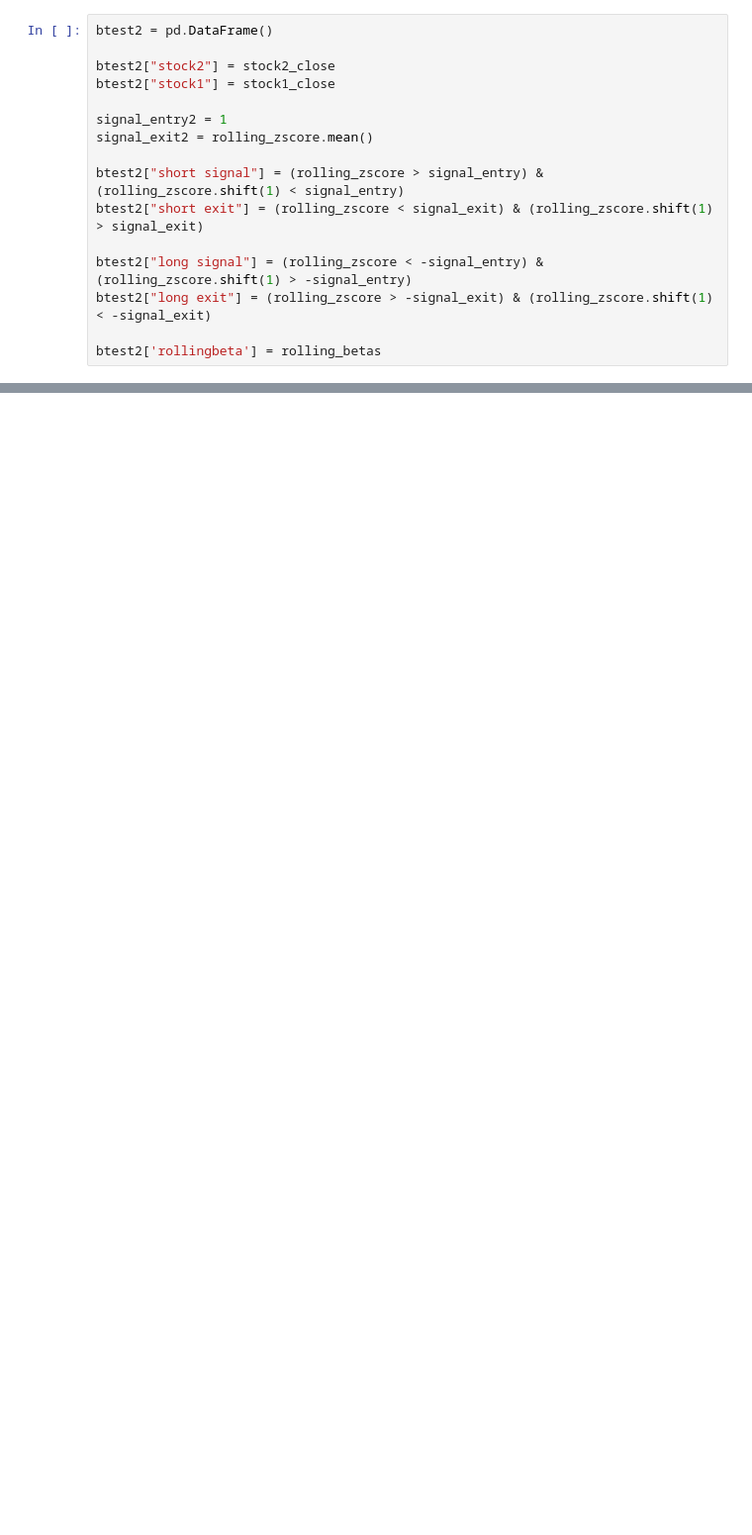
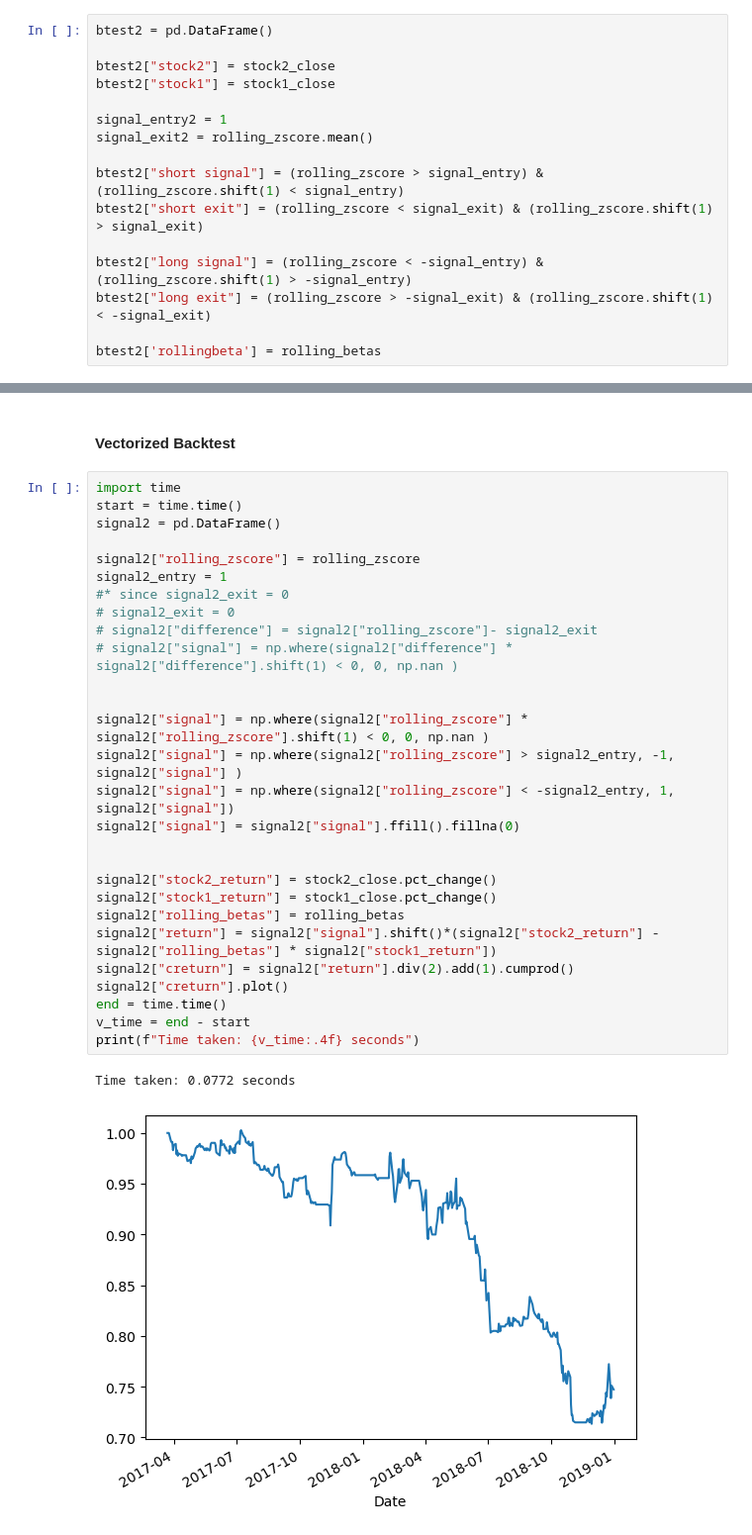
Before and after one commit to ZouZeusA/Quant-Research, a Jupyter notebook: Statistical Arbitrage/Statistical_Arbitrage.ipynb, the cells around one changed output, grey strips where cells are left out. Shown at 99% size. Cells and saved outputs as stored; diff of their text form; blank space fills up the shorter version.

```diff
--- a/Statistical Arbitrage/Statistical_Arbitrage.ipynb
+++ b/Statistical Arbitrage/Statistical_Arbitrage.ipynb
@@ -711,0 +823,33 @@ plt.show()
+# %% [markdown]
+#### Vectorized Backtest
+# %%
+import time
+start = time.time()
+signal2 = pd.DataFrame()
+
+signal2["rolling_zscore"] = rolling_zscore
+signal2_entry = 1
+#* since signal2_exit = 0
+# signal2_exit = 0
+# signal2["difference"] = signal2["rolling_zscore"]- signal2_exit
+# signal2["signal"] = np.where(signal2["difference"] * signal2["difference"].shift(1) < 0, 0, np.nan )
+
+
+signal2["signal"] = np.where(signal2["rolling_zscore"] * signal2["rolling_zscore"].shift(1) < 0, 0, np.nan )
+signal2["signal"] = np.where(signal2["rolling_zscore"] > signal2_entry, -1, signal2["signal"] )
+signal2["signal"] = np.where(signal2["rolling_zscore"] < -signal2_entry, 1, signal2["signal"])
+signal2["signal"] = signal2["signal"].ffill().fillna(0)
+
+
+signal2["stock2_return"] = stock2_close.pct_change()
+signal2["stock1_return"] = stock1_close.pct_change()
+signal2["rolling_betas"] = rolling_betas
+signal2["return"] = signal2["signal"].shift()*(signal2["stock2_return"] - signal2["rolling_betas"] * signal2["stock1_return"])
+signal2["creturn"] = signal2["return"].div(2).add(1).cumprod()
+signal2["creturn"].plot()
+end = time.time()
+v_time = end - start
+print(f"Time taken: {v_time:.4f} seconds")
+# %% [output]
+Time taken: 0.0772 seconds
+[figure, added]
```
Also changed, not shown: parts of 32 cells of this notebook.
